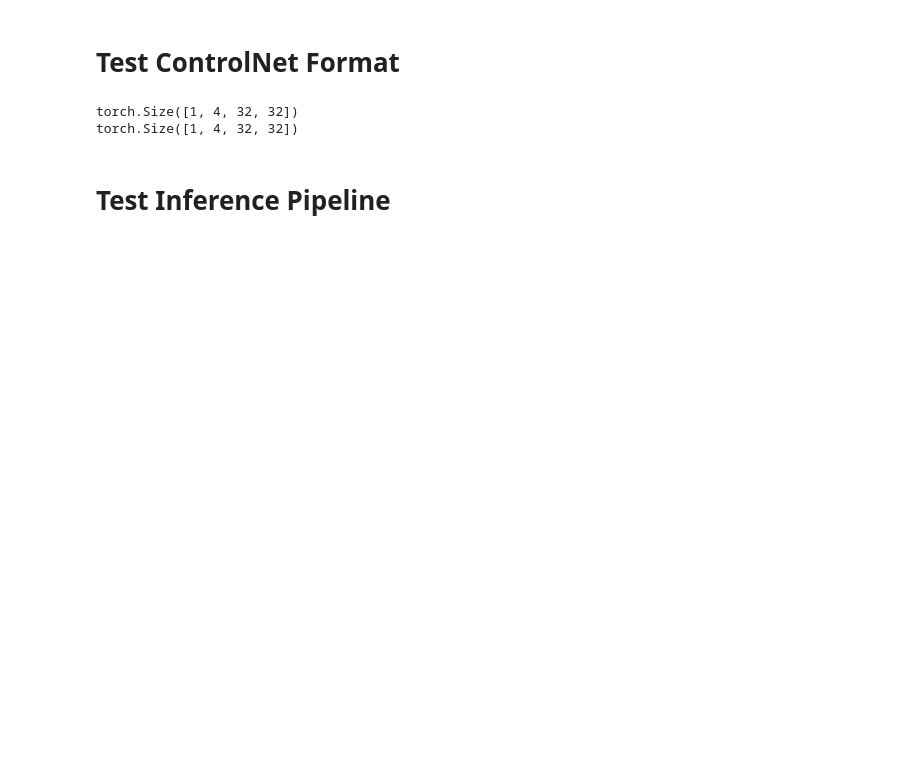
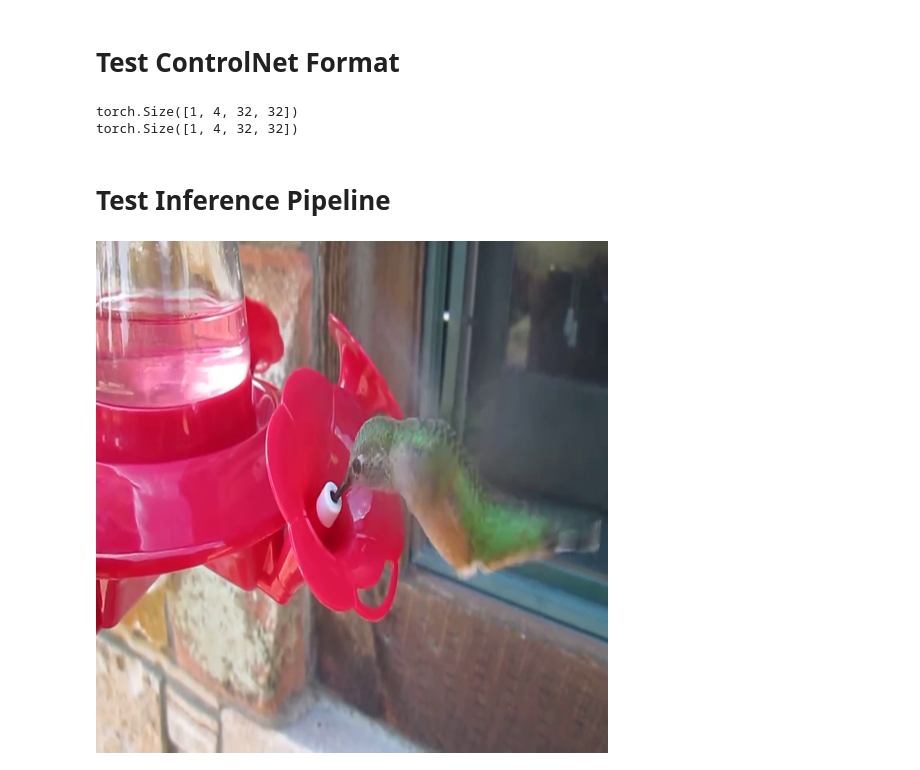
Before and after one commit to HeCheng0625/DiffAudioImg, a Jupyter notebook: try_controlnet.ipynb, the cells around one changed output. Cells and saved outputs as stored; diff of their text form; code cells hidden in the pictures; blank space fills up the shorter version.

```diff
--- a/try_controlnet.ipynb
+++ b/try_controlnet.ipynb
@@ -199,0 +161,7 @@ torch.Size([1, 4, 32, 32])
+# %%
+img_path = "/blob/v-yuancwang/DiffAudioImg/VGGSound/data/vggsound/img_spilt"
+img = Image.open(os.path.join(img_path, "2/--UQXuZfbFY_44000_54000_2.jpg"))
+img = img.resize((512, 512))
+img
+# %% [output]
+[figure, added]
```
Also changed, not shown: parts of 9 cells of this notebook, 2 other files.
